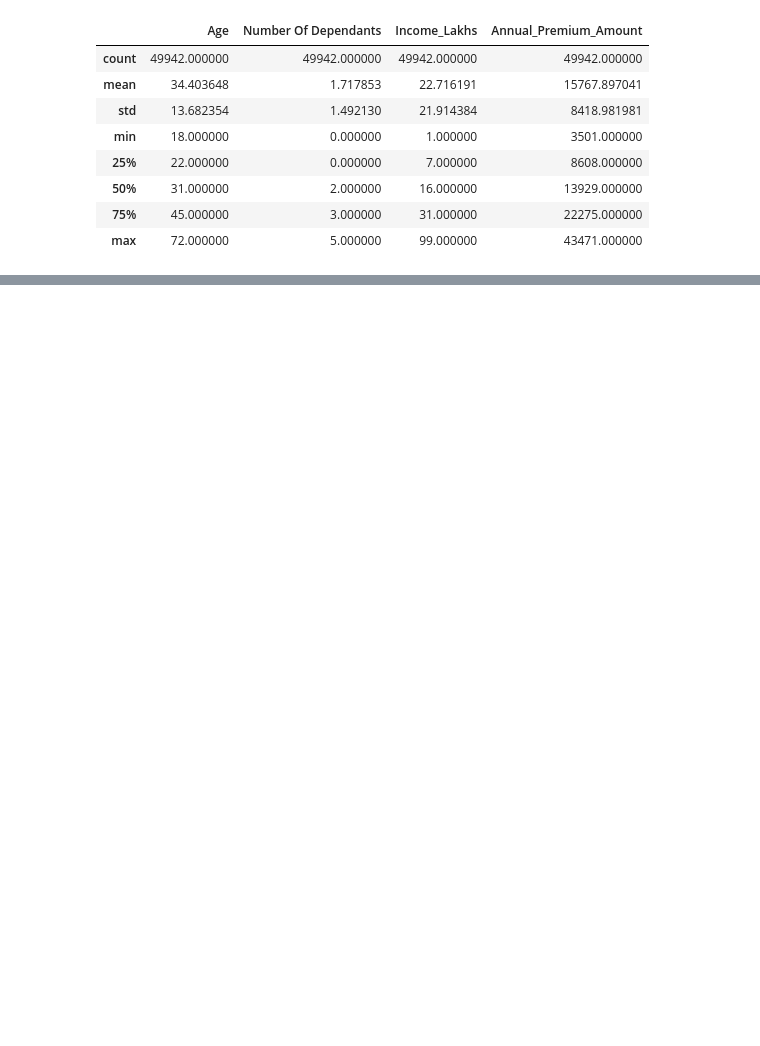
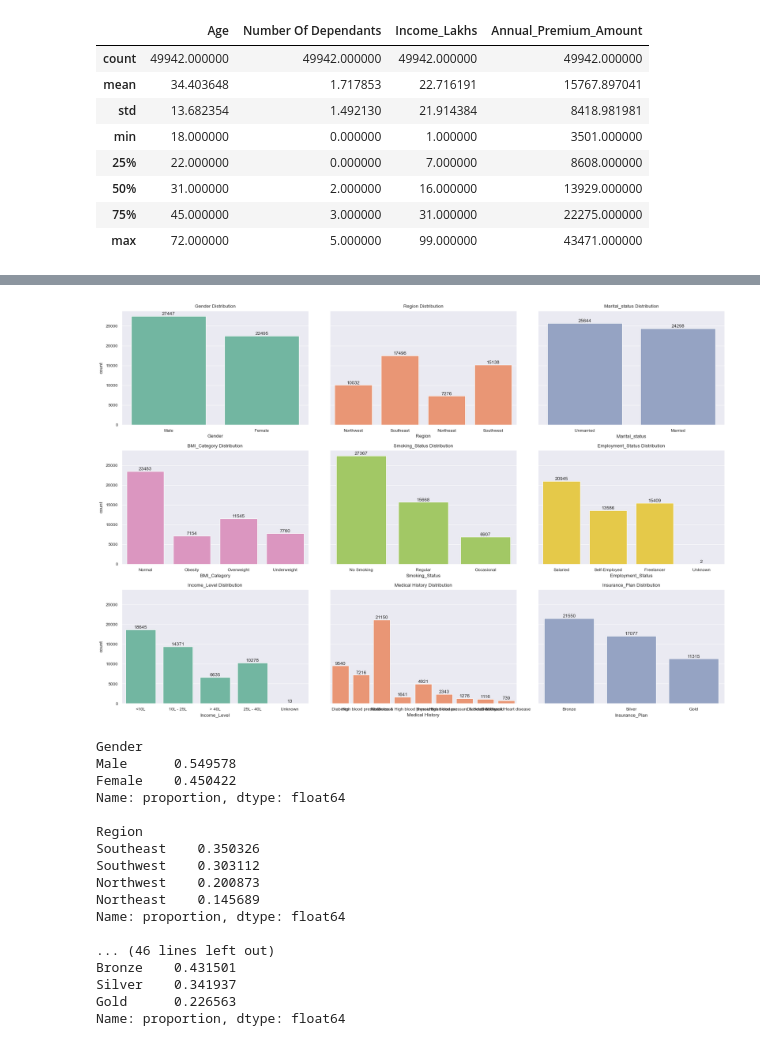
Before and after one commit to francis-rf/healthcare-premium-prediction, a Jupyter notebook: Healthcare_premium.ipynb, the cells around one changed output, grey strips where cells are left out. Drawn from its saved outputs; the diff is of its cells as text; code cells hidden in the pictures; blank space fills up the shorter version.

```diff
--- a/Healthcare_premium.ipynb
+++ b/Healthcare_premium.ipynb
@@ -191,0 +166,39 @@ df3 = df2.copy()
+# %%
+# univariate Analysis categorical
+n_col = 3
+n_row = len(cat_cols)//n_col
+colors = ['#66c2a5', '#fc8d62', '#8da0cb', '#e78ac3', '#a6d854', '#ffd92f']
+fig, axes = plt.subplots(nrows=n_row, ncols=n_col, figsize=(6*n_col, 4*n_row),sharey=True)
+axes = axes.flatten()
+
+for index, col in enumerate(cat_cols):
+    plot = sns.countplot(x =df3[col],ax=axes[index],color =colors[index % len(colors)])
+    axes[index].set_title(f"{col} Distribution")
+
+    for container in plot.containers:
+        plot.bar_label(container,fmt='%d', label_type='edge')
+
+plt.tight_layout()
+plt.show()
+
+for col in cat_cols:
+    print(df3[col].value_counts(normalize=True),'\n')
+# %% [output]
+[figure, added]
+Gender
+Male      0.549578
+Female    0.450422
+Name: proportion, dtype: float64
+
+Region
+Southeast    0.350326
+Southwest    0.303112
+Northwest    0.200873
+Northeast    0.145689
+Name: proportion, dtype: float64
+
+... (46 lines left out)
+Bronze    0.431501
+Silver    0.341937
+Gold      0.226563
+Name: proportion, dtype: float64
```
Also changed, not shown: parts of 22 cells of this notebook, 1 other file.
